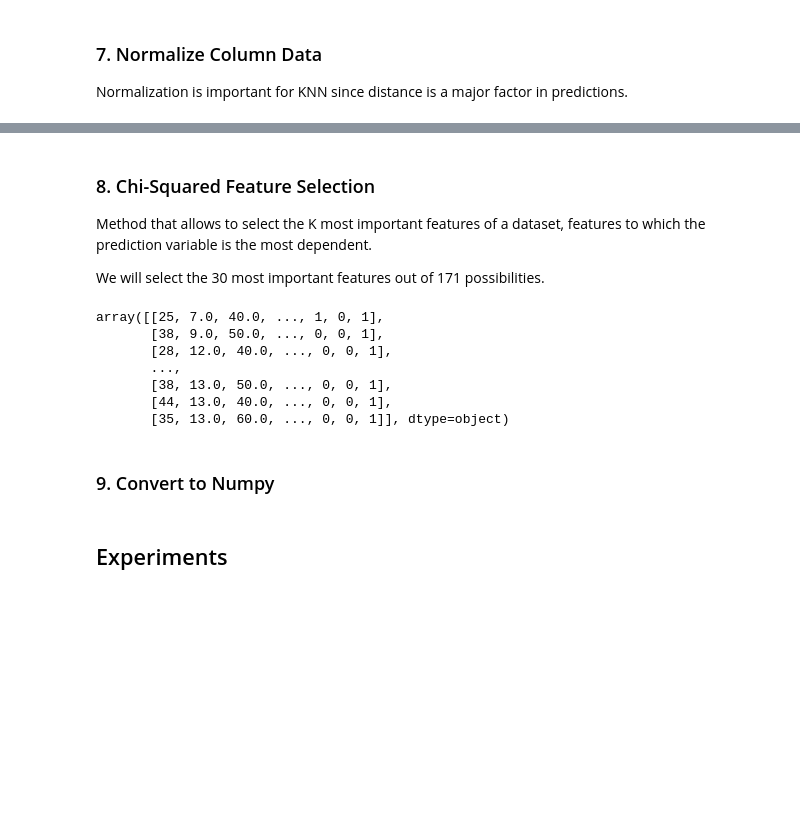
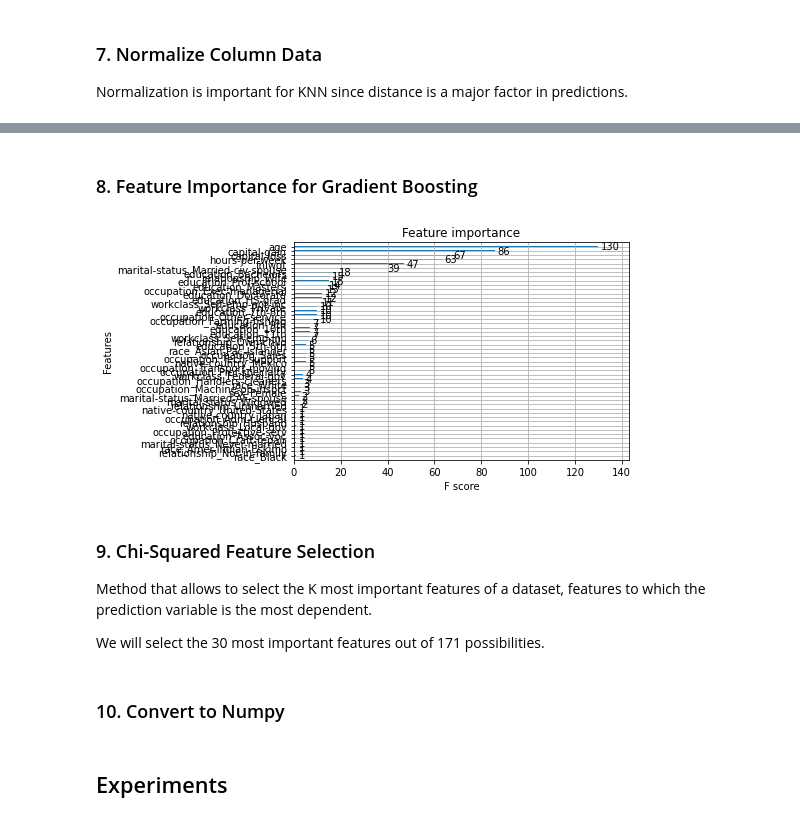
Before and after one commit to chrismartel/COMP551, a Jupyter notebook: projects/p1/adult_salary.ipynb, the cells around one changed output, grey strips where cells are left out. Saved outputs shown, nothing was run; the diff lists cells and outputs as text; code cells hidden in the pictures; blank space fills up the shorter version.

Commit message:
Added gradient boosting, still need to tweek values

```diff
--- a/projects/p1/adult_salary.ipynb
+++ b/projects/p1/adult_salary.ipynb
@@ -268,28 +255,34 @@ x_train_df
+# %% [markdown]
+### 8. Feature Importance for Gradient Boosting
+# %%
+from numpy import loadtxt
+from xgboost import XGBClassifier
+from xgboost import plot_importance
+
+# fit model no training data
+model = XGBClassifier()
+model.fit(x_train_df, y_train)
+# plot feature importance
+plot_importance(model)
+plt.show()
+# %% [output]
+[figure, added]
 # %% [markdown]
-### 8. Chi-Squared Feature Selection
+### 9. Chi-Squared Feature Selection
 
 Method that allows to select the K most important features of a dataset, features to which the prediction variable is the most dependent.
 
 We will select the 30 most important features out of 171 possibilities.
 # %%
 from sklearn.feature_selection import SelectKBest, chi2
-fs = SelectKBest(score_func=chi2, k='all')
-fs.fit(x_train, y_train)
-x_train = fs.transform(x_train)
+fs = SelectKBest(score_func=chi2, k="all") # tweak
+fs.fit(x_train_df, y_train_df)
+x_train = fs.transform(x_train_df)
 
-fs.fit(x_test, y_test)
-x_test = fs.transform(x_test)
-display(x_test)
+fs.fit(x_test_df, y_test_df)
+x_test = fs.transform(x_test_df)
-# %% [output]
-array([[25, 7.0, 40.0, ..., 1, 0, 1],
-       [38, 9.0, 50.0, ..., 0, 0, 1],
-       [28, 12.0, 40.0, ..., 0, 0, 1],
-       ...,
-       [38, 13.0, 50.0, ..., 0, 0, 1],
-       [44, 13.0, 40.0, ..., 0, 0, 1],
-       [35, 13.0, 60.0, ..., 0, 0, 1]], dtype=object)
 # %% [markdown]
-### 9. Convert to Numpy
+### 10. Convert to Numpy
 # %%
 # random permutations of indices
 inds = np.random.permutation(range(x_train.shape[0]))
```
Also changed, not shown: parts of 18 cells of this notebook.
